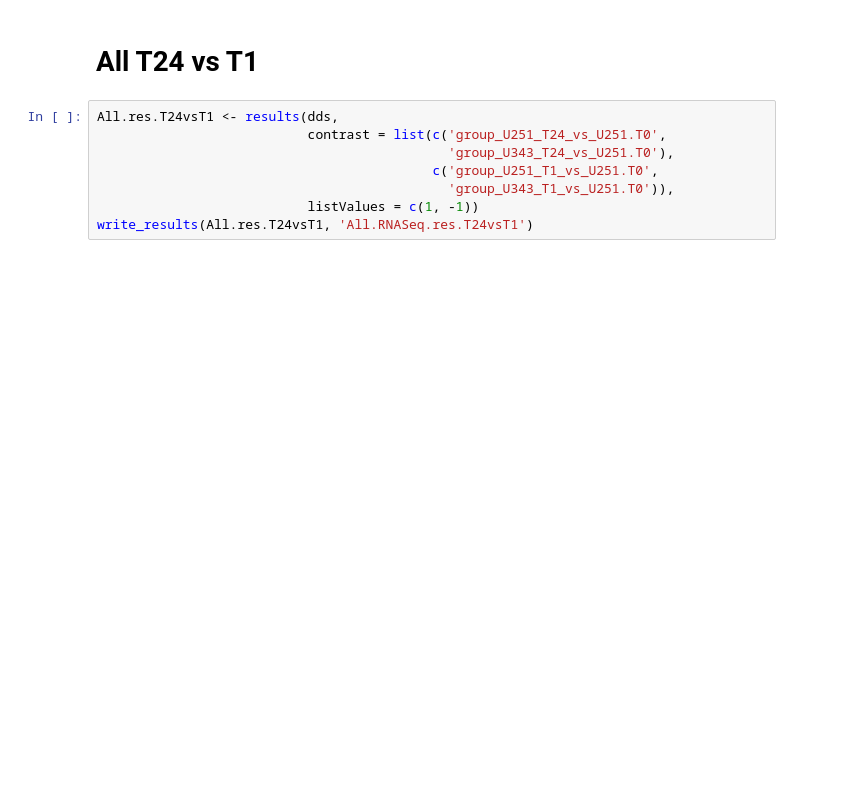
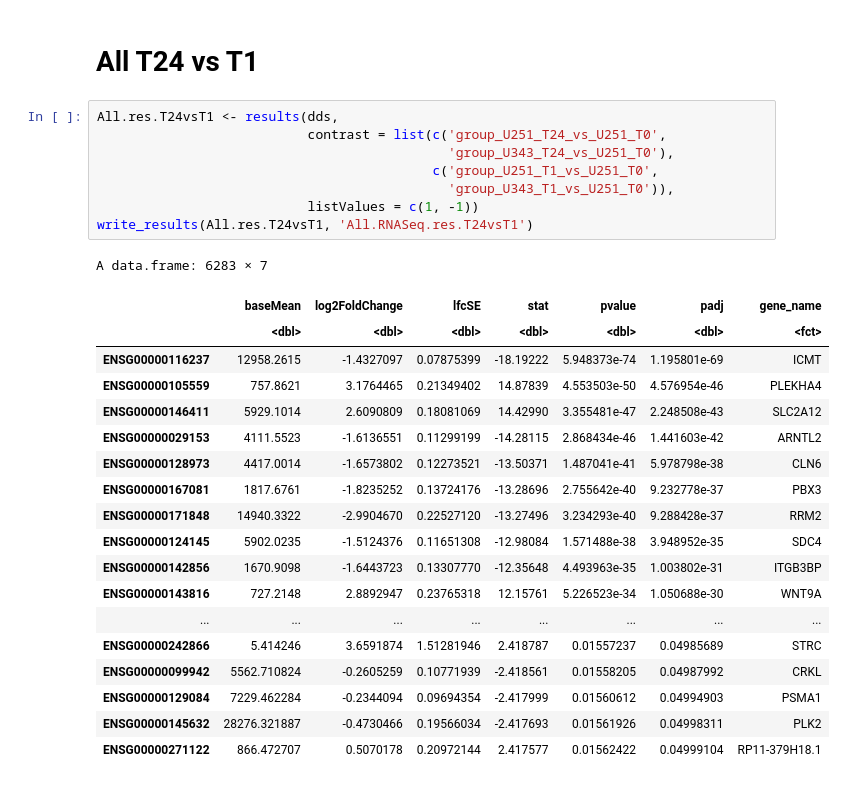
Before and after one commit to saketkc/2019_radiation_gbm, a Jupyter notebook: notebooks/03.RNA_seq_analysis.ipynb, the cells around one changed output. Saved outputs shown, nothing was run; the diff lists cells and outputs as text; blank space fills up the shorter version.

```diff
--- a/notebooks/03.RNA_seq_analysis.ipynb
+++ b/notebooks/03.RNA_seq_analysis.ipynb
@@ -144,9 +162,29 @@ ERROR: Error in checkContrast(contrast, resNames): all elements of the contrast
 # All T24 vs T1
 # %%
 All.res.T24vsT1 <- results(dds,
-                           contrast = list(c('group_U251_T24_vs_U251.T0',
-                                             'group_U343_T24_vs_U251.T0'),
-                                           c('group_U251_T1_vs_U251.T0',
-                                             'group_U343_T1_vs_U251.T0')),
+                           contrast = list(c('group_U251_T24_vs_U251_T0',
+                                             'group_U343_T24_vs_U251_T0'),
+                                           c('group_U251_T1_vs_U251_T0',
+                                             'group_U343_T1_vs_U251_T0')),
                            listValues = c(1, -1))
 write_results(All.res.T24vsT1, 'All.RNASeq.res.T24vsT1')
+# %% [output]
+A data.frame: 6283 × 7
+|  | baseMean | log2FoldChange | lfcSE | stat | pvalue | padj | gene_name |
+|  | <dbl> | <dbl> | <dbl> | <dbl> | <dbl> | <dbl> | <fct> |
+| ENSG00000116237 | 12958.2615 | -1.4327097 | 0.07875399 | -18.19222 | 5.948373e-74 | 1.195801e-69 | ICMT |
+| ENSG00000105559 | 757.8621 | 3.1764465 | 0.21349402 | 14.87839 | 4.553503e-50 | 4.576954e-46 | PLEKHA4 |
+| ENSG00000146411 | 5929.1014 | 2.6090809 | 0.18081069 | 14.42990 | 3.355481e-47 | 2.248508e-43 | SLC2A12 |
+| ENSG00000029153 | 4111.5523 | -1.6136551 | 0.11299199 | -14.28115 | 2.868434e-46 | 1.441603e-42 | ARNTL2 |
+| ENSG00000128973 | 4417.0014 | -1.6573802 | 0.12273521 | -13.50371 | 1.487041e-41 | 5.978798e-38 | CLN6 |
+| ENSG00000167081 | 1817.6761 | -1.8235252 | 0.13724176 | -13.28696 | 2.755642e-40 | 9.232778e-37 | PBX3 |
+| ENSG00000171848 | 14940.3322 | -2.9904670 | 0.22527120 | -13.27496 | 3.234293e-40 | 9.288428e-37 | RRM2 |
+| ENSG00000124145 | 5902.0235 | -1.5124376 | 0.11651308 | -12.98084 | 1.571488e-38 | 3.948952e-35 | SDC4 |
+| ENSG00000142856 | 1670.9098 | -1.6443723 | 0.13307770 | -12.35648 | 4.493963e-35 | 1.003802e-31 | ITGB3BP |
+| ENSG00000143816 | 727.2148 | 2.8892947 | 0.23765318 | 12.15761 | 5.226523e-34 | 1.050688e-30 | WNT9A |
+| ... | ... | ... | ... | ... | ... | ... | ... |
+| ENSG00000242866 | 5.414246 | 3.6591874 | 1.51281946 | 2.418787 | 0.01557237 | 0.04985689 | STRC |
+| ENSG00000099942 | 5562.710824 | -0.2605259 | 0.10771939 | -2.418561 | 0.01558205 | 0.04987992 | CRKL |
+| ENSG00000129084 | 7229.462284 | -0.2344094 | 0.09694354 | -2.417999 | 0.01560612 | 0.04994903 | PSMA1 |
+| ENSG00000145632 | 28276.321887 | -0.4730466 | 0.19566034 | -2.417693 | 0.01561926 | 0.04998311 | PLK2 |
+| ENSG00000271122 | 866.472707 | 0.5070178 | 0.20972144 | 2.417577 | 0.01562422 | 0.04999104 | RP11-379H18.1 |
```
Also changed, not shown: parts of 1 cell of this notebook, 1 other file.
